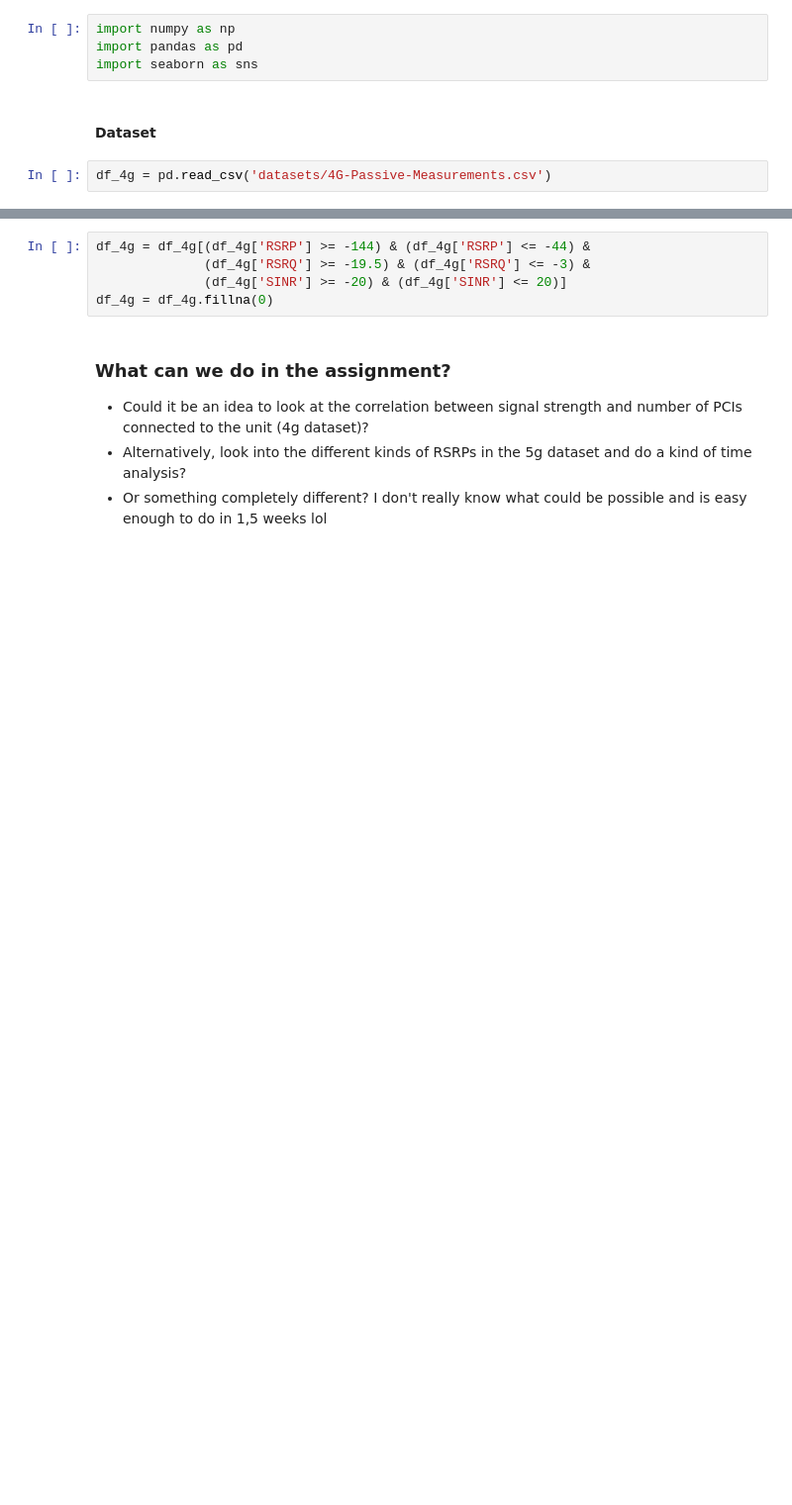
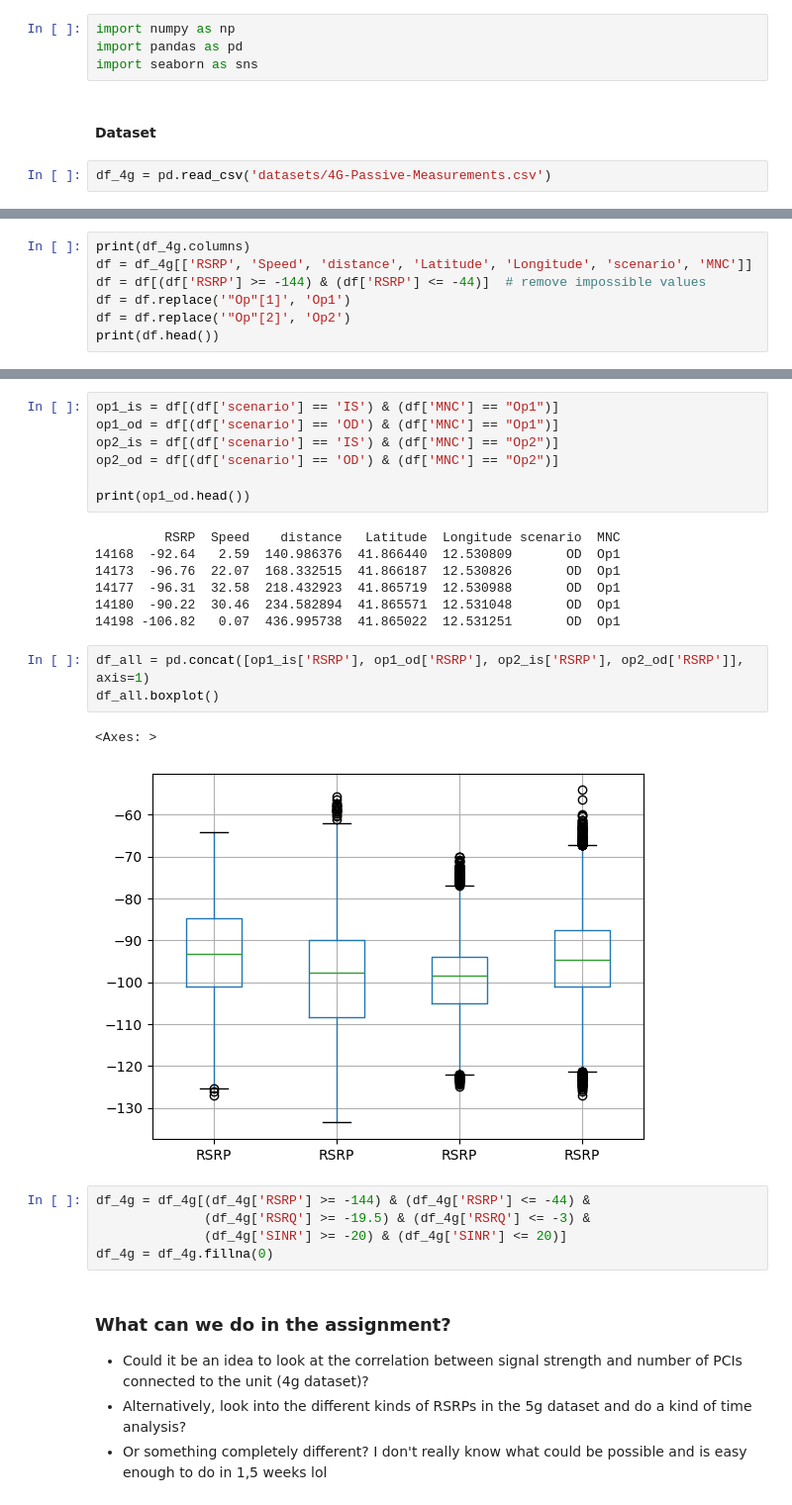
Before and after one commit to ihneskarbovik/IN5060-assignment2, a Jupyter notebook: analysis.ipynb, the cells around one changed output, grey strips where cells are left out. Shown: that part at 99% size. Saved outputs shown, nothing was run; the diff lists cells and outputs as text; blank space fills up the shorter version.

Commit message:
Separate scenarios and operators

```diff
--- a/analysis.ipynb
+++ b/analysis.ipynb
@@ -22,0 +13,7 @@ Index(['Unnamed: 0', 'Date', 'Time', 'UTC', 'Latitude', 'Longitude',
+# %%
+print(df_4g.columns)
+df = df_4g[['RSRP', 'Speed', 'distance', 'Latitude', 'Longitude', 'scenario', 'MNC']]
+df = df[(df['RSRP'] >= -144) & (df['RSRP'] <= -44)]  # remove impossible values
+df = df.replace('"Op"[1]', 'Op1')
+df = df.replace('"Op"[2]', 'Op2')
+print(df.head())
@@ -23,3 +34,23 @@ Index(['Unnamed: 0', 'Date', 'Time', 'UTC', 'Latitude', 'Longitude',
+# %%
+op1_is = df[(df['scenario'] == 'IS') & (df['MNC'] == "Op1")]
+op1_od = df[(df['scenario'] == 'OD') & (df['MNC'] == "Op1")]
+op2_is = df[(df['scenario'] == 'IS') & (df['MNC'] == "Op2")]
+op2_od = df[(df['scenario'] == 'OD') & (df['MNC'] == "Op2")]
+
+print(op1_od.head())
+# %% [output]
+         RSRP  Speed    distance   Latitude  Longitude scenario  MNC
+14168  -92.64   2.59  140.986376  41.866440  12.530809       OD  Op1
+14173  -96.76  22.07  168.332515  41.866187  12.530826       OD  Op1
+14177  -96.31  32.58  218.432923  41.865719  12.530988       OD  Op1
+14180  -90.22  30.46  234.582894  41.865571  12.531048       OD  Op1
+14198 -106.82   0.07  436.995738  41.865022  12.531251       OD  Op1
+# %%
+df_all = pd.concat([op1_is['RSRP'], op1_od['RSRP'], op2_is['RSRP'], op2_od['RSRP']], axis=1)
+df_all.boxplot()
+# %% [output]
+<Axes: >
+[figure, added]
 # %%
 df_4g = df_4g[(df_4g['RSRP'] >= -144) & (df_4g['RSRP'] <= -44) &
               (df_4g['RSRQ'] >= -19.5) & (df_4g['RSRQ'] <= -3) &
```
Also changed, not shown: parts of 2 cells of this notebook.
